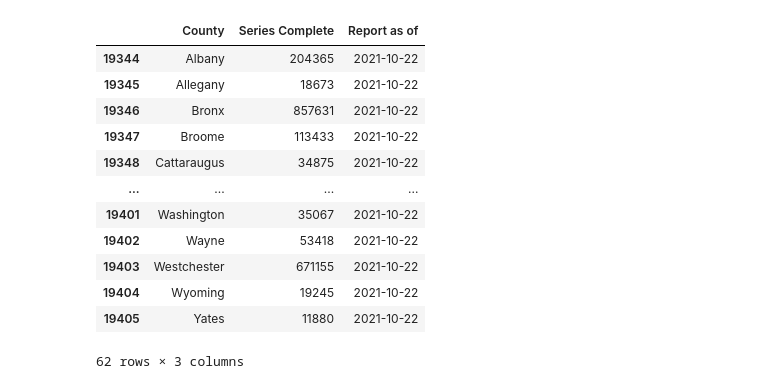
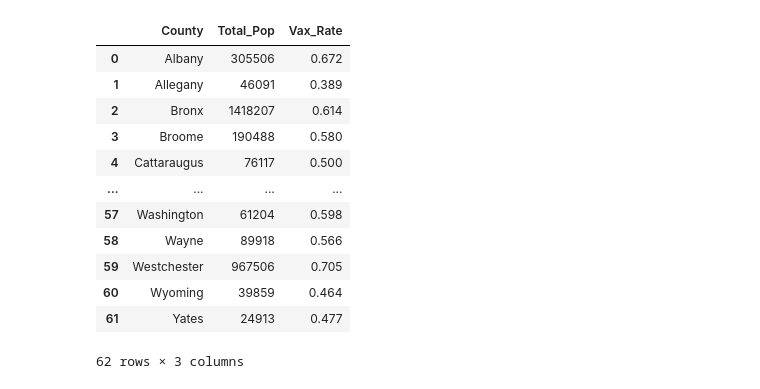
Before and after one commit to Anoobis5/COVID_GeoJSON_FinalProject, a Jupyter notebook: COVID_Vax_Prediction.ipynb, the cells around one changed output. Drawn from its saved outputs; the diff is of its cells as text; code cells hidden in the pictures.

```diff
--- a/COVID_Vax_Prediction.ipynb
+++ b/COVID_Vax_Prediction.ipynb
@@ -50,22 +28,28 @@ demo_df
-# %%
-#Remove unnecessary columns
-vax_df = vax_df.drop(['Region', 'First Dose'], axis=1)
-
-# Keep most recent dates
-vax_df = pd.DataFrame(vax_df.loc[vax_df['Report as of'] == '2021-10-22'])
-
-vax_df
-# %% [output]
-|  | County | Series Complete | Report as of |
-| 19344 | Albany | 204365 | 2021-10-22 |
-| 19345 | Allegany | 18673 | 2021-10-22 |
-| 19346 | Bronx | 857631 | 2021-10-22 |
-| 19347 | Broome | 113433 | 2021-10-22 |
-| 19348 | Cattaraugus | 34875 | 2021-10-22 |
-| ... | ... | ... | ... |
-| 19401 | Washington | 35067 | 2021-10-22 |
-| 19402 | Wayne | 53418 | 2021-10-22 |
-| 19403 | Westchester | 671155 | 2021-10-22 |
-| 19404 | Wyoming | 19245 | 2021-10-22 |
-| 19405 | Yates | 11880 | 2021-10-22 |
-62 rows × 3 columns
+# %%
+#Only keep necessary columns
+vax_df = vax_df[['county','population','metrics.vaccinationsCompletedRatio']]
+
+#Drop rows with NA
+vax_df = vax_df.dropna()
+
+#Clean county names
+vax_df['county'] = vax_df['county'].str.replace(' County', '')
+
+#Rename columns
+vax_df.columns = ['County', 'Total_Pop', 'Vax_Rate']
+
+vax_df
+# %% [output]
+|  | County | Total_Pop | Vax_Rate |
+| 0 | Albany | 305506 | 0.672 |
+| 1 | Allegany | 46091 | 0.389 |
+| 2 | Bronx | 1418207 | 0.614 |
+| 3 | Broome | 190488 | 0.580 |
+| 4 | Cattaraugus | 76117 | 0.500 |
+| ... | ... | ... | ... |
+| 57 | Washington | 61204 | 0.598 |
+| 58 | Wayne | 89918 | 0.566 |
+| 59 | Westchester | 967506 | 0.705 |
+| 60 | Wyoming | 39859 | 0.464 |
+| 61 | Yates | 24913 | 0.477 |
+62 rows × 3 columns
```
Also changed, not shown: parts of 21 cells of this notebook, 1 other file.
